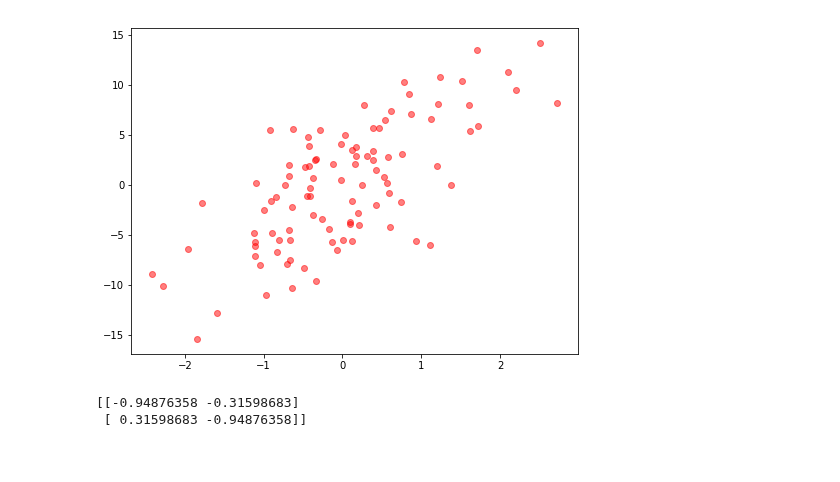
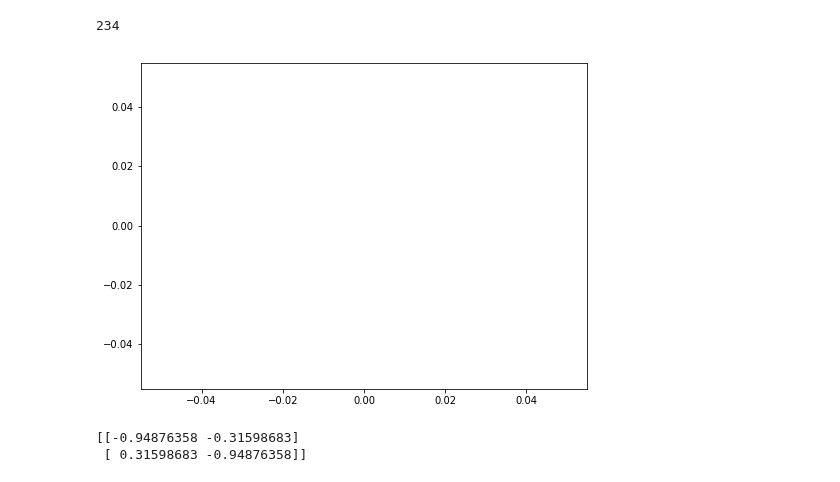
Before and after one commit to JaeDukSeo/Daily-Neural-Network-Practice-3, a Jupyter notebook: sandbox full of trash/Linear Algebra/start and explore.ipynb, the cells around one changed output. Cells and saved outputs as stored; diff of their text form; code cells hidden in the pictures.

```diff
--- a/sandbox full of trash/Linear Algebra/start and explore.ipynb
+++ b/sandbox full of trash/Linear Algebra/start and explore.ipynb
@@ -6,16 +6,21 @@ from sklearn.datasets import make_moons,make_classification,make_regression
 # %%
 # See the data
 # X, y = make_moons(n_samples=300, noise=0.0)
-X,y = make_regression(n_samples=100, n_features=1,noise=4); X = np.concatenate((X,y[:,None]),1)
+X,y = make_regression(n_samples=100, n_features=1,noise=2); X = np.concatenate((X,y[:,None]),1)
 
 X = X - X.mean(0)
 plt.figure(figsize=(8,6))
-# plt.scatter(X[y==0, 0], X[y==0, 1], color='red', alpha=0.5)
-# plt.scatter(X[y==1, 0], X[y==1, 1], color='blue', alpha=0.5)
-plt.scatter(X[:, 0], X[:,1], color='red', alpha=0.5)
+try:
+    print(234)
+    plt.scatter(X[y==0, 0], X[y==0, 1], color='red', alpha=0.5)
+    plt.scatter(X[y==1, 0], X[y==1, 1], color='blue', alpha=0.5)
+except :
+    plt.scatter(X[:, 0], X[:,1], color='red', alpha=0.5)
+
 plt.show()
 # %% [output]
+234
-[figure, old version]
+[figure, new version]
 # %%
 # traditional PCA
 
```
